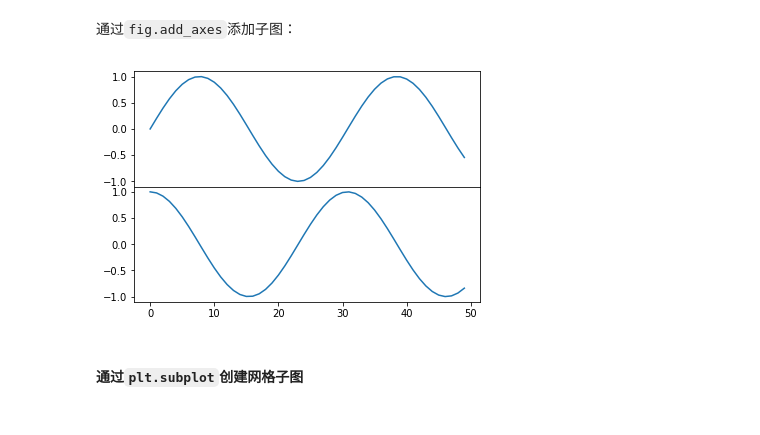
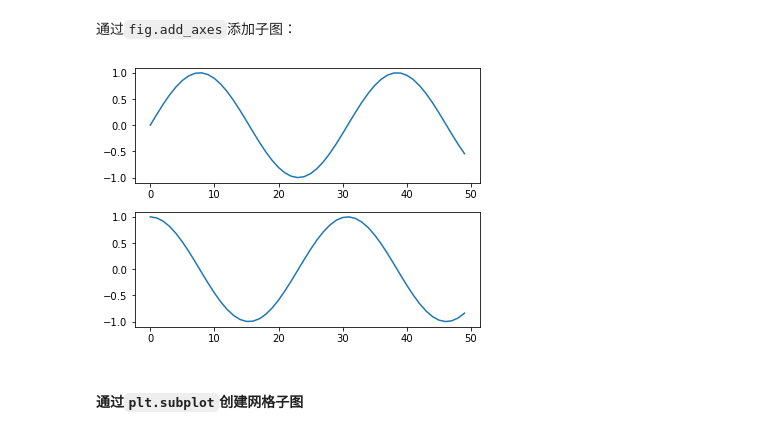
Before and after one commit to telecomshy/Python-Private-Manual, a Jupyter notebook: Python数据分析私房手册/数据分析私房手册-Matplotlib&Seaborn.ipynb, the cells around one changed output. Drawn from its saved outputs; the diff is of its cells as text; code cells hidden in the pictures.

```diff
--- a/Python数据分析私房手册/数据分析私房手册-Matplotlib&Seaborn.ipynb
+++ b/Python数据分析私房手册/数据分析私房手册-Matplotlib&Seaborn.ipynb
@@ -289,13 +289,13 @@ ax2 = plt.axes([0.65, 0.65, 0.2, 0.2])
 通过`fig.add_axes`添加子图：
 # %%
 fig = plt.figure()
-ax1 = fig.add_axes([0.1, 0.5, 0.8, 0.4])
-ax2 = fig.add_axes([0.1, 0.1, 0.8, 0.4])
+ax1 = fig.add_axes([0, 0.6, 0.8, 0.4])
+ax2 = fig.add_axes([0, 0.1, 0.8, 0.4])
 x = np.linspace(0, 10)
 ax1.plot(np.sin(x))
 ax2.plot(np.cos(x));
 # %% [output]
-[figure, old version]
+[figure, new version]
 # %% [markdown]
 #### 通过`plt.subplot`创建网格子图
 # %% [markdown]
```
Also changed, not shown: parts of 10 cells of this notebook, 19 other files.
